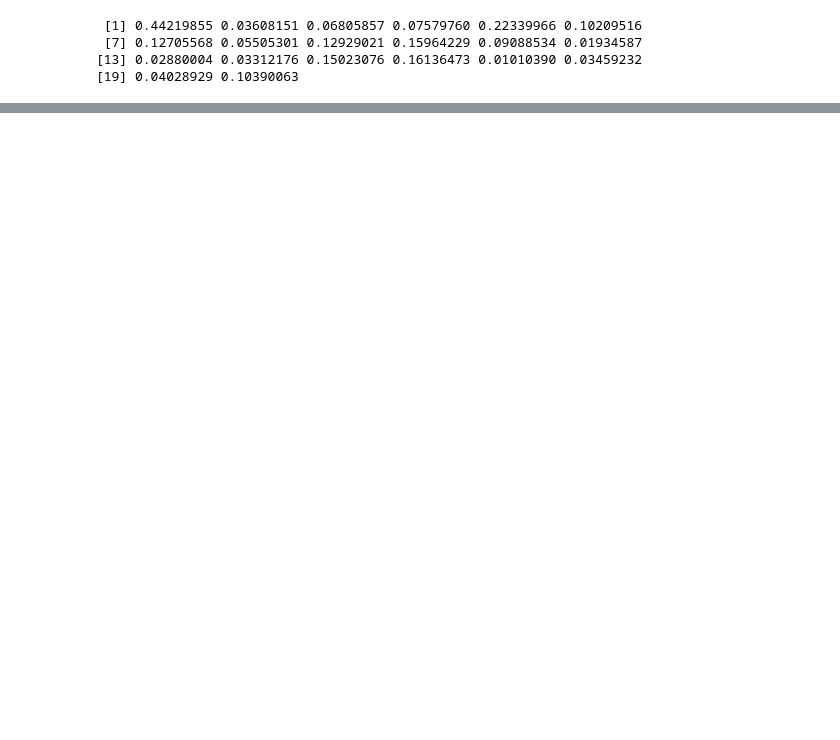
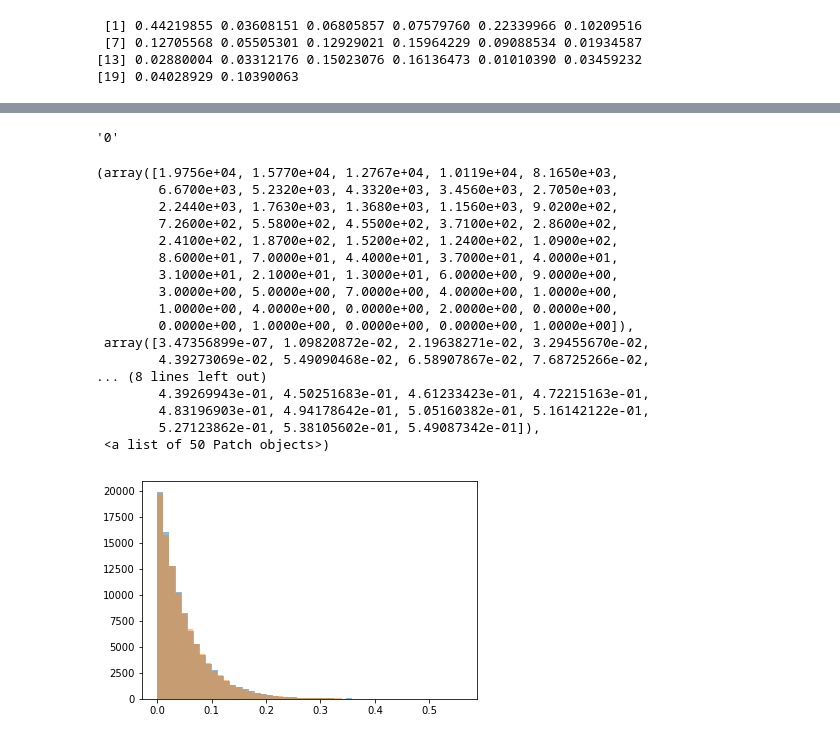
Before and after one commit to messDiv/MESS, a Jupyter notebook: jupyter-notebooks/util/toytree_bd.ipynb, the cells around one changed output, grey strips where cells are left out. Drawn from its saved outputs; the diff is of its cells as text; code cells hidden in the pictures; blank space fills up the shorter version.

```diff
--- a/jupyter-notebooks/util/toytree_bd.ipynb
+++ b/jupyter-notebooks/util/toytree_bd.ipynb
@@ -274,7 +307,7 @@ def bd_ibm(b=1, stop="taxa", n=50, t=4, sigma=1, abundance=500000, verbose=False
     while(1):
         tips = tre.treenode.get_leaves()
         # Check extinction
-        for x in tips:
+        for x in tips[:]:
             if x.abundance <= 0:
                 tips.remove(x)
                 tre.treenode.prune(tips, preserve_branch_length=True)
@@ -317,7 +350,7 @@ def bd_ibm(b=1, stop="taxa", n=50, t=4, sigma=1, abundance=500000, verbose=False
         elif stop == "time":
             if t >= time_stop:
                 done = True
-        elif len(tips) == 0:
+        elif len(tips) == 1 and tre.treenode.get_leaves()[0].name == '0':
             print("All lineages extinct")
             done = True
         if done:
@@ -482,0 +490,36 @@ Calls: <Anonymous> -> <Anonymous> -> withVisible -> library
+# %%
+n = toytree.tree()
+n.treenode.get_leaves()[0].name
+# %% [output]
+'0'
+# %%
+# These _should_ converge with large number of trials, and they do
+b=1
+ntips = 20
+trials = 100000
+t1 = []
+t2 = []
+for _ in range(trials):
+    t1.append(np.random.exponential(1/ntips * b))
+    t2.append(np.min(np.random.exponential(b, ntips)))
+plt.hist(t1, alpha=0.5, bins=50)
+plt.hist(t2, alpha=0.5, bins=50)
+# %% [output]
+(array([1.9756e+04, 1.5770e+04, 1.2767e+04, 1.0119e+04, 8.1650e+03,
+        6.6700e+03, 5.2320e+03, 4.3320e+03, 3.4560e+03, 2.7050e+03,
+        2.2440e+03, 1.7630e+03, 1.3680e+03, 1.1560e+03, 9.0200e+02,
+        7.2600e+02, 5.5800e+02, 4.5500e+02, 3.7100e+02, 2.8600e+02,
+        2.4100e+02, 1.8700e+02, 1.5200e+02, 1.2400e+02, 1.0900e+02,
+        8.6000e+01, 7.0000e+01, 4.4000e+01, 3.7000e+01, 4.0000e+01,
+        3.1000e+01, 2.1000e+01, 1.3000e+01, 6.0000e+00, 9.0000e+00,
+        3.0000e+00, 5.0000e+00, 7.0000e+00, 4.0000e+00, 1.0000e+00,
+        1.0000e+00, 4.0000e+00, 0.0000e+00, 2.0000e+00, 0.0000e+00,
+        0.0000e+00, 1.0000e+00, 0.0000e+00, 0.0000e+00, 1.0000e+00]),
+ array([3.47356899e-07, 1.09820872e-02, 2.19638271e-02, 3.29455670e-02,
+        4.39273069e-02, 5.49090468e-02, 6.58907867e-02, 7.68725266e-02,
+... (8 lines left out)
+        4.39269943e-01, 4.50251683e-01, 4.61233423e-01, 4.72215163e-01,
+        4.83196903e-01, 4.94178642e-01, 5.05160382e-01, 5.16142122e-01,
+        5.27123862e-01, 5.38105602e-01, 5.49087342e-01]),
+ <a list of 50 Patch objects>)
+[figure, added]
```
Also changed, not shown: parts of 12 cells of this notebook.
